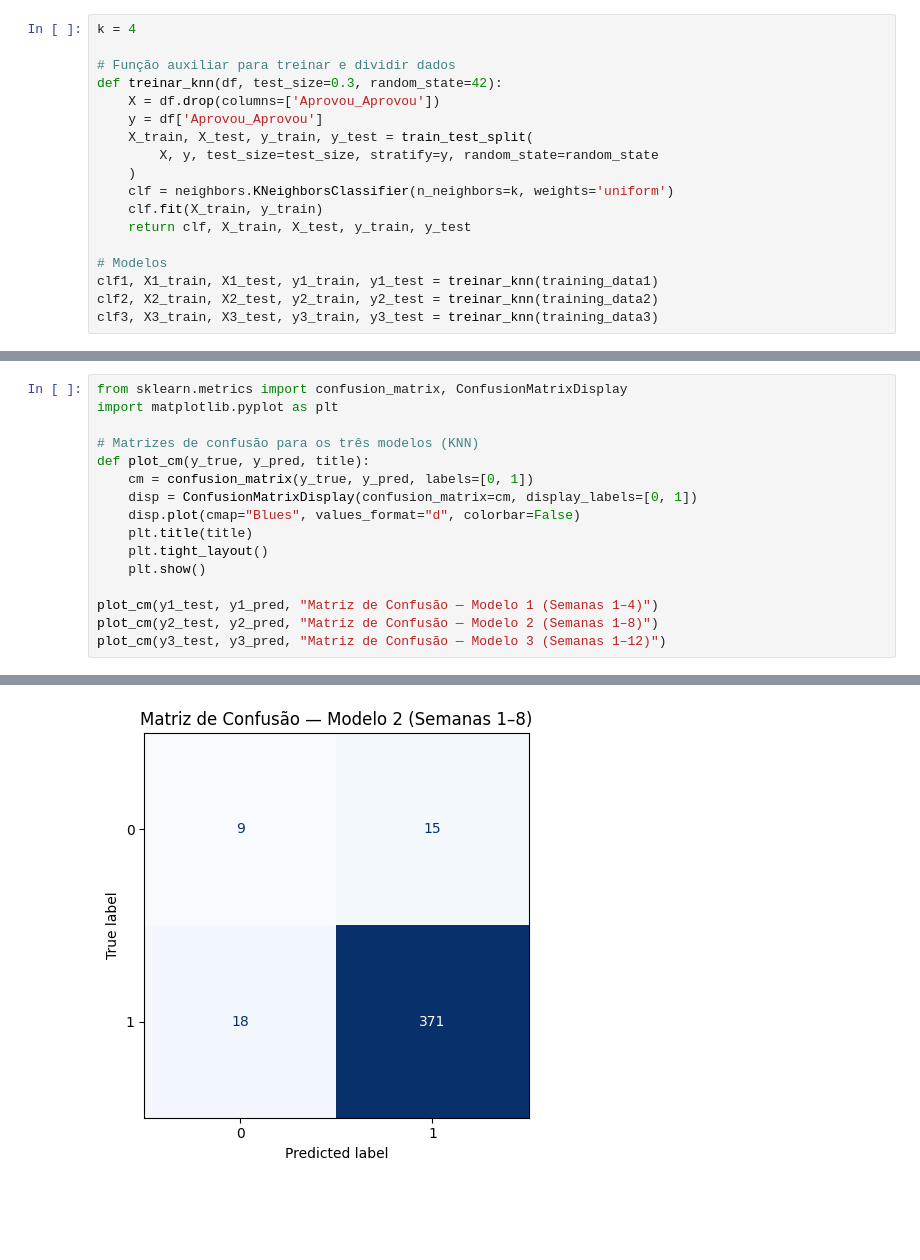
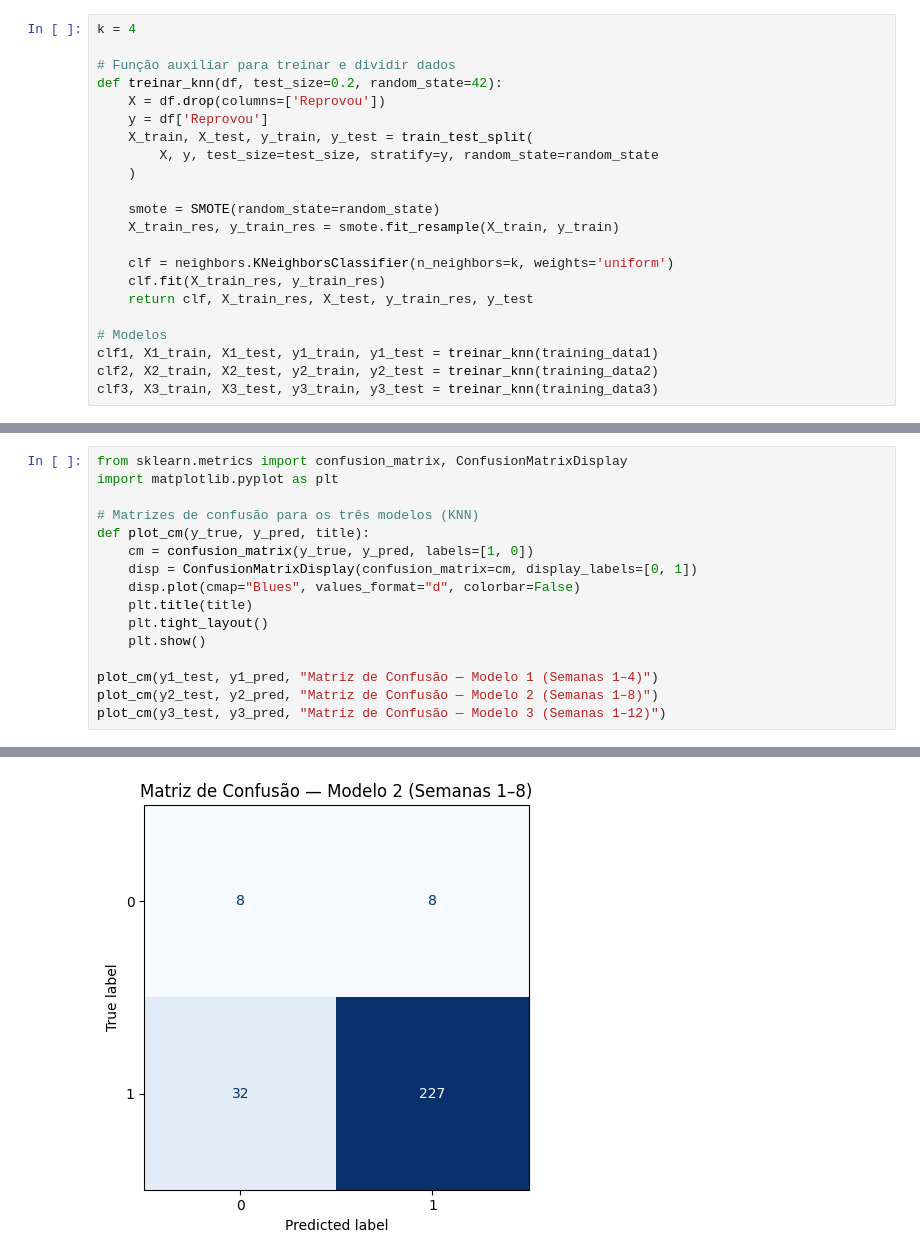
Before and after one commit to antonioatra/LATECH-Predictive_Model, a Jupyter notebook: notebooks/KNN.ipynb, the cells around one changed output, grey strips where cells are left out. Drawn from its saved outputs; the diff is of its cells as text; blank space fills up the shorter version.

Commit message:
fix: Retira duplicata do modelo knn e acerta o plot da matriz

```diff
--- a/notebooks/KNN.ipynb
+++ b/notebooks/KNN.ipynb
@@ -19,15 +20,19 @@ for df in [training_data1, training_data2, training_data3]:
 k = 4
 
 # Função auxiliar para treinar e dividir dados
-def treinar_knn(df, test_size=0.3, random_state=42):
-    X = df.drop(columns=['Aprovou_Aprovou'])
-    y = df['Aprovou_Aprovou']
+def treinar_knn(df, test_size=0.2, random_state=42):
+    X = df.drop(columns=['Reprovou'])
+    y = df['Reprovou']
     X_train, X_test, y_train, y_test = train_test_split(
         X, y, test_size=test_size, stratify=y, random_state=random_state
     )
+
+    smote = SMOTE(random_state=random_state)
+    X_train_res, y_train_res = smote.fit_resample(X_train, y_train)
+
     clf = neighbors.KNeighborsClassifier(n_neighbors=k, weights='uniform')
-    clf.fit(X_train, y_train)
-    return clf, X_train, X_test, y_train, y_test
+    clf.fit(X_train_res, y_train_res)
+    return clf, X_train_res, X_test, y_train_res, y_test
 
 # Modelos
 clf1, X1_train, X1_test, y1_train, y1_test = treinar_knn(training_data1)
@@ -71,19 +76,19 @@ weighted avg       0.94      0.94      0.94       413
 # %%
 from sklearn.metrics import confusion_matrix, ConfusionMatrixDisplay
 import matplotlib.pyplot as plt
 
 # Matrizes de confusão para os três modelos (KNN)
 def plot_cm(y_true, y_pred, title):
-    cm = confusion_matrix(y_true, y_pred, labels=[0, 1])
+    cm = confusion_matrix(y_true, y_pred, labels=[1, 0])
     disp = ConfusionMatrixDisplay(confusion_matrix=cm, display_labels=[0, 1])
     disp.plot(cmap="Blues", values_format="d", colorbar=False)
     plt.title(title)
     plt.tight_layout()
     plt.show()
 
 plot_cm(y1_test, y1_pred, "Matriz de Confusão — Modelo 1 (Semanas 1–4)")
 plot_cm(y2_test, y2_pred, "Matriz de Confusão — Modelo 2 (Semanas 1–8)")
 plot_cm(y3_test, y3_pred, "Matriz de Confusão — Modelo 3 (Semanas 1–12)")
 # %% [output]
 [figure]
-[figure, old version]
+[figure, new version]
```
Also changed, not shown: parts of 4 cells of this notebook, 1 other file.
